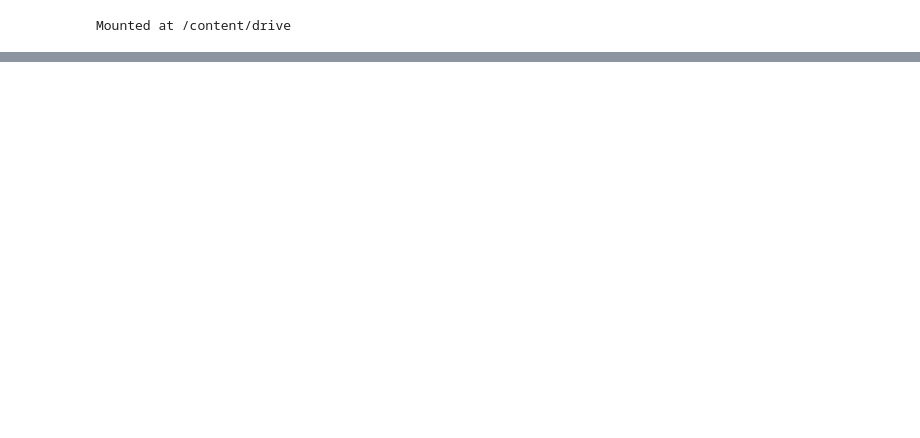
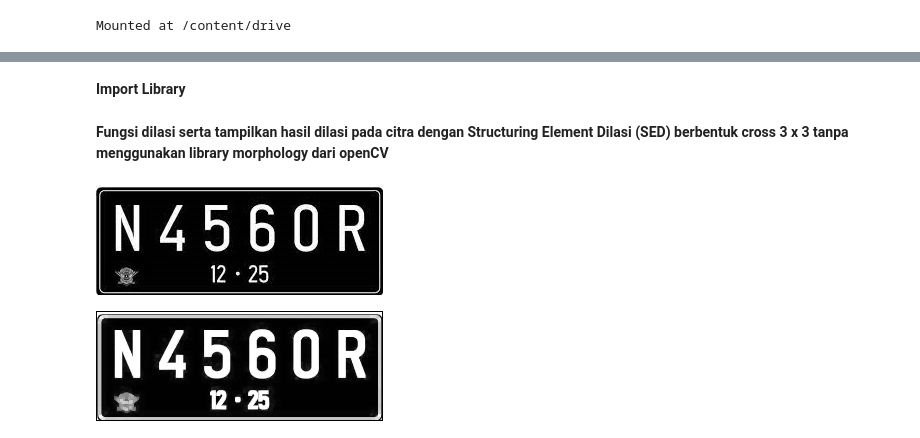
Before and after one commit to Vangzbill/PCVK_Ganjil_2023, a Jupyter notebook: Week9.ipynb, the cells around one changed output, grey strips where cells are left out. Drawn from its saved outputs; the diff is of its cells as text; code cells hidden in the pictures; blank space fills up the shorter version.

```diff
--- a/Week9.ipynb
+++ b/Week9.ipynb
@@ -454,0 +25,10 @@ plt.show()
+# %%
+plat = '/content/drive/MyDrive/PCVK/Images/plat nomer.jpg'
+lily = 'content/drive/MyDrive/PCVK/Images/lily.jpg'
+lena = '/content/drive/MyDrive/PCVK/Images/lena.jpg'
+lena_lc = '/content/drive/MyDrive/PCVK/Images/lena_lc.jpg'
+kitten = '/content/drive/MyDrive/PCVK/Images/kitten01.jpg'
+galaxy = '/content/drive/MyDrive/PCVK/Images/galaxy.jpg'
+female = '/content/drive/MyDrive/PCVK/Images/female.tiff'
+# %% [markdown]
+**Import Library**
@@ -454,0 +41,2 @@ plt.show()
+# %% [markdown]
+**Fungsi dilasi serta tampilkan hasil dilasi pada citra dengan Structuring Element Dilasi (SED) berbentuk cross 3 x 3 tanpa menggunakan library morphology dari openCV**
@@ -454,0 +67,12 @@ plt.show()
+# %%
+# Load image
+plat = cv2.imread(plat, 0)
+cv2_imshow(plat)
+# %% [output]
+[figure, added]
+# %%
+# proses dilasi
+dilated_plat = dilate(plat)
+cv2_imshow(dilated_plat)
+# %% [output]
+[figure, added]
```
Also changed, not shown: parts of 74 cells of this notebook.
